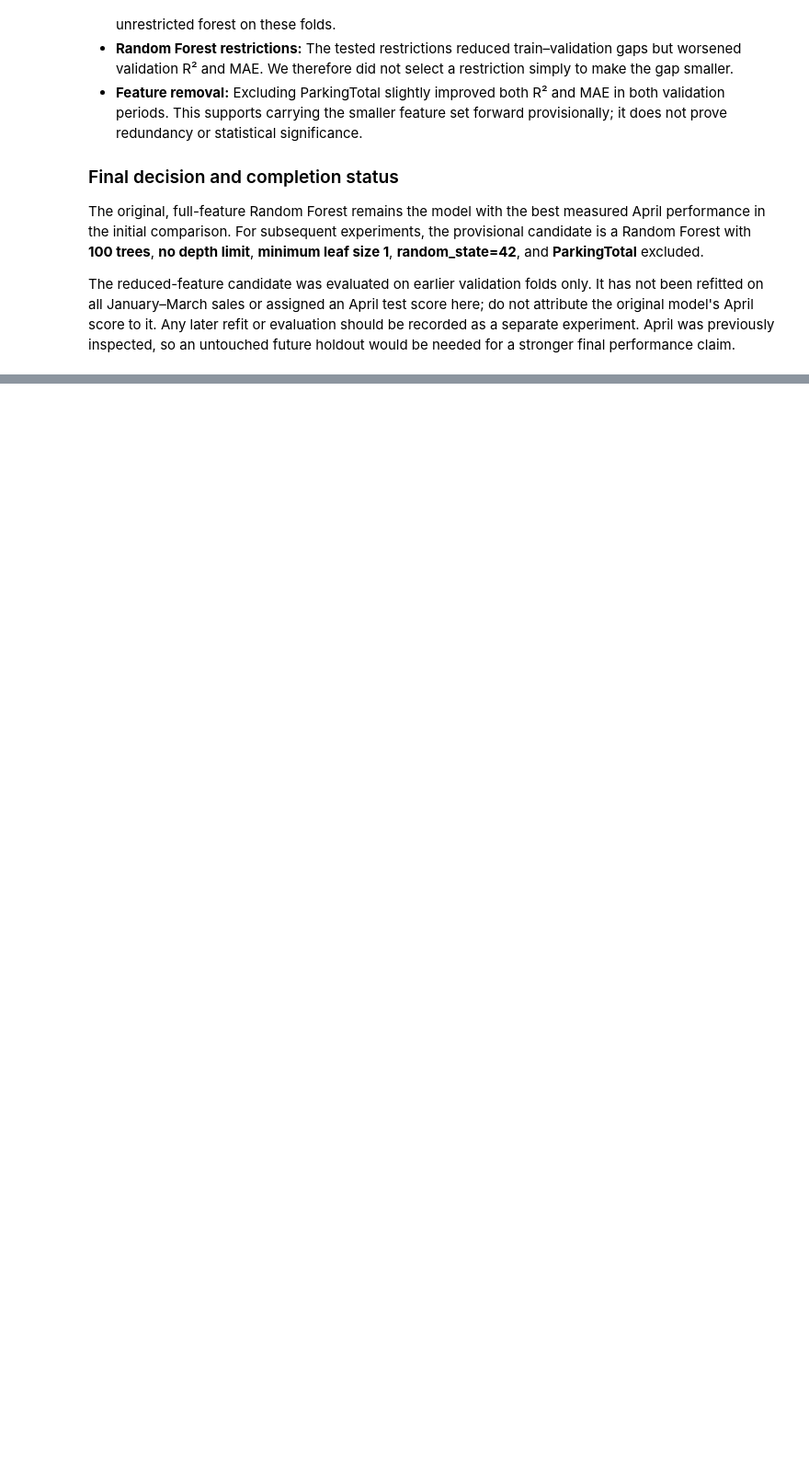
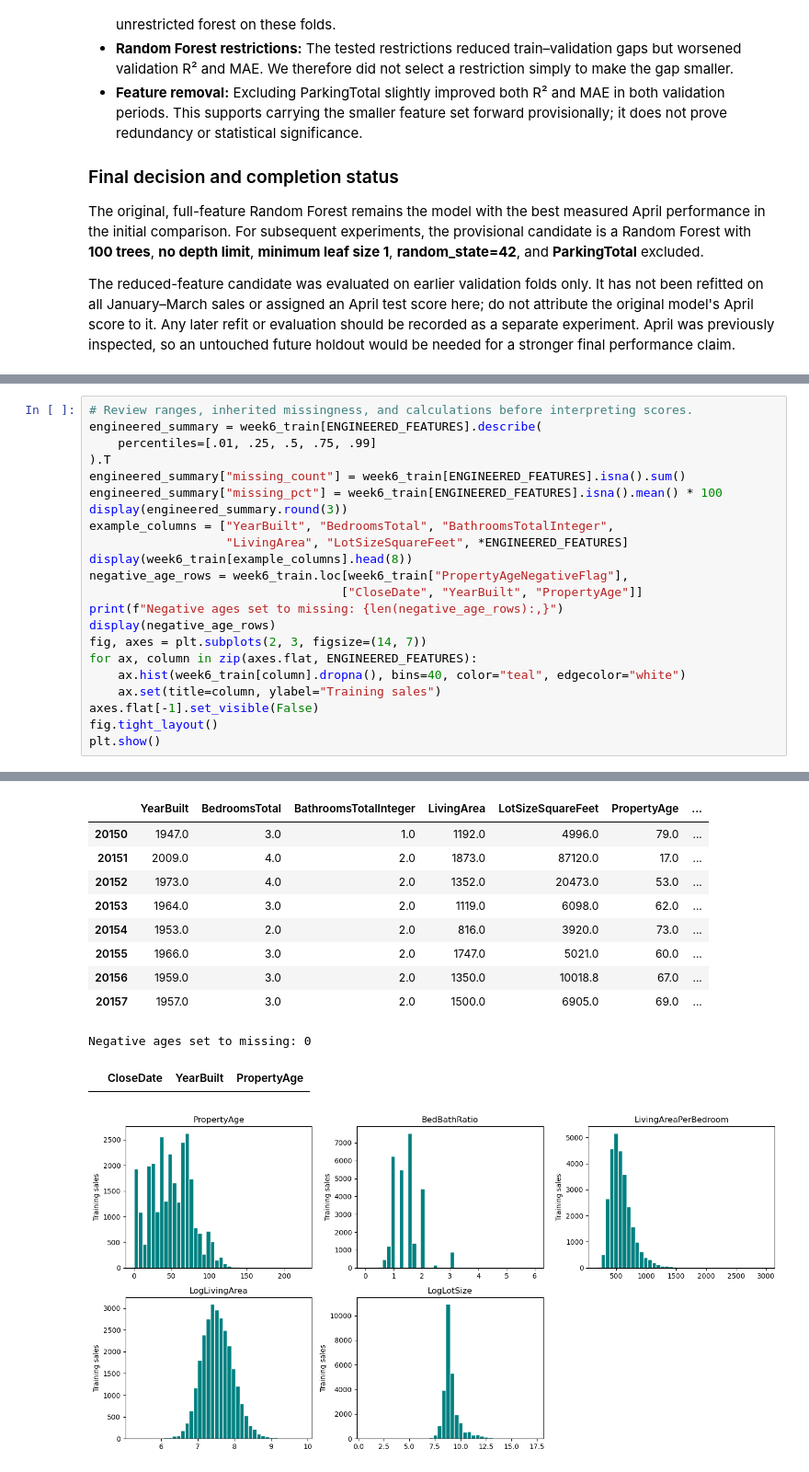
Before and after one commit to dairalmerino/IDX-Exchange-Data-Science, a Jupyter notebook: notebooks/04_model_comparison.ipynb, the cells around one changed output, grey strips where cells are left out. Shown at 92% size. Cells and saved outputs as stored; diff of their text form; blank space fills up the shorter version.

```diff
--- a/notebooks/04_model_comparison.ipynb
+++ b/notebooks/04_model_comparison.ipynb
@@ -538,0 +736,23 @@ The reduced-feature candidate was evaluated on earlier validation folds only. It
+# %%
+# Review ranges, inherited missingness, and calculations before interpreting scores.
+engineered_summary = week6_train[ENGINEERED_FEATURES].describe(
+    percentiles=[.01, .25, .5, .75, .99]
+).T
+engineered_summary["missing_count"] = week6_train[ENGINEERED_FEATURES].isna().sum()
+engineered_summary["missing_pct"] = week6_train[ENGINEERED_FEATURES].isna().mean() * 100
+display(engineered_summary.round(3))
+example_columns = ["YearBuilt", "BedroomsTotal", "BathroomsTotalInteger",
+                   "LivingArea", "LotSizeSquareFeet", *ENGINEERED_FEATURES]
+display(week6_train[example_columns].head(8))
+negative_age_rows = week6_train.loc[week6_train["PropertyAgeNegativeFlag"],
+                                   ["CloseDate", "YearBuilt", "PropertyAge"]]
+print(f"Negative ages set to missing: {len(negative_age_rows):,}")
+display(negative_age_rows)
+fig, axes = plt.subplots(2, 3, figsize=(14, 7))
+for ax, column in zip(axes.flat, ENGINEERED_FEATURES):
+    ax.hist(week6_train[column].dropna(), bins=40, color="teal", edgecolor="white")
+    ax.set(title=column, ylabel="Training sales")
+axes.flat[-1].set_visible(False)
+fig.tight_layout()
+plt.show()
+# %% [output]
@@ -538,0 +765,12 @@ The reduced-feature candidate was evaluated on earlier validation folds only. It
+|  | YearBuilt | BedroomsTotal | BathroomsTotalInteger | LivingArea | LotSizeSquareFeet | PropertyAge | ... |
+| 20150 | 1947.0 | 3.0 | 1.0 | 1192.0 | 4996.0 | 79.0 | ... |
+| 20151 | 2009.0 | 4.0 | 2.0 | 1873.0 | 87120.0 | 17.0 | ... |
+| 20152 | 1973.0 | 4.0 | 2.0 | 1352.0 | 20473.0 | 53.0 | ... |
+| 20153 | 1964.0 | 3.0 | 2.0 | 1119.0 | 6098.0 | 62.0 | ... |
+| 20154 | 1953.0 | 2.0 | 2.0 | 816.0 | 3920.0 | 73.0 | ... |
+| 20155 | 1966.0 | 3.0 | 2.0 | 1747.0 | 5021.0 | 60.0 | ... |
+| 20156 | 1959.0 | 3.0 | 2.0 | 1350.0 | 10018.8 | 67.0 | ... |
+| 20157 | 1957.0 | 3.0 | 2.0 | 1500.0 | 6905.0 | 69.0 | ... |
+Negative ages set to missing: 0
+|  | CloseDate | YearBuilt | PropertyAge |
+[figure, added]
```
Also changed, not shown: parts of 21 cells of this notebook, 3 other files.
